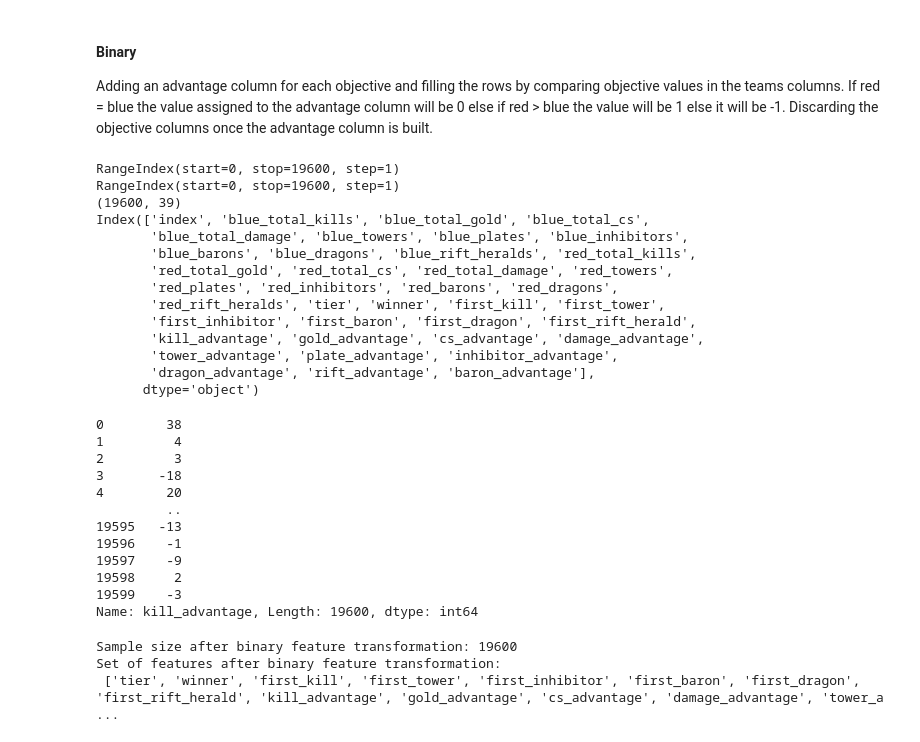
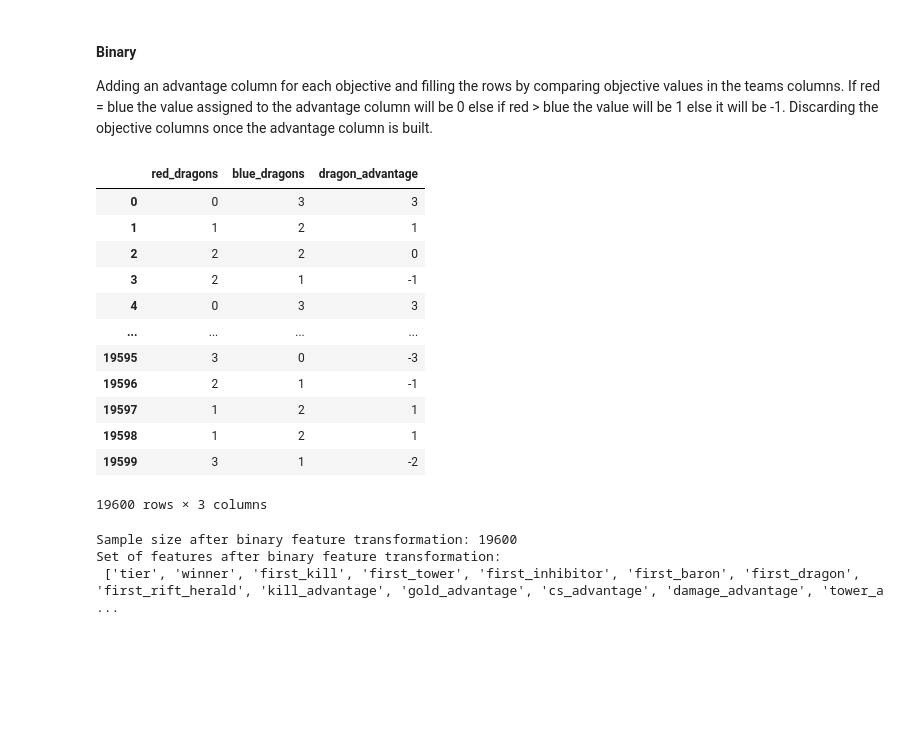
Before and after one commit to rmanaem/esports-prediction, a Jupyter notebook: src/processing.ipynb, the cells around one changed output. Drawn from its saved outputs; the diff is of its cells as text; code cells hidden in the pictures; blank space fills up the shorter version.

```diff
--- a/src/processing.ipynb
+++ b/src/processing.ipynb
@@ -17,7 +17,7 @@ FRAME_COLUMNS = [
 ]
 ADVANTAGE_COLUMNS = [
     'kill_advantage', 'gold_advantage', 'cs_advantage', 'damage_advantage', 'tower_advantage',
-    'plate_advantage', 'inhibitor_advantage', 'dragon_advantage', 'rift_advantage', 'baron_advantage'
+    'plate_advantage', 'inhibitor_advantage', 'baron_advantage', 'dragon_advantage', 'rift_advantage'
 ]
 # %%
 # match dataset
@@ -160,51 +160,34 @@ df_copy = df.copy(deep=True).reset_index()
 #  Collapse each blue features to their red features by subtracting them
 def combine(x, binary=False):
     x = x.reshape(2,10)
-    return (x[0] - x[1])/abs(x[0]-x[1]) if binary else x[0] - x[1]
+    if binary:
+        return np.where(x[0] == x[1], 0, np.where(x[0] > x[1], blue, red))
+    else:
+        return x[0] - x[1]
+
+
 
 altered_df_diff = pd.DataFrame(data=np.apply_along_axis(combine, 1, altered_df.values), columns=ADVANTAGE_COLUMNS)
 altered_df_bi = pd.DataFrame(data=np.apply_along_axis(combine, 1, altered_df.values, binary=True), columns=ADVANTAGE_COLUMNS)
-print(altered_df_diff.index)
-print(df_copy.index)
+
 df_bi_new = pd.concat([df_copy, altered_df_bi.fillna(0)], axis=1)
 df_diff_new = pd.concat([df_copy, altered_df_diff], axis=1)
-
-if frame < 5:
-    df_diff_new.drop(columns=['inhibitor_advantage','dragon_advantage','rift_advantage'], inplace=True)
-    df_bi_new.drop(columns=['inhibitor_advantage','dragon_advantage','rift_advantage'], inplace=True)
-if frame < 20:
-    df_diff_new.drop(columns=['baron_advantage'], inplace=True)
-    df_bi_new.drop(columns=['baron_advantage'], inplace=True)
-# %% [output]
-RangeIndex(start=0, stop=19600, step=1)
-RangeIndex(start=0, stop=19600, step=1)
-(19600, 39)
-Index(['index', 'blue_total_kills', 'blue_total_gold', 'blue_total_cs',
-       'blue_total_damage', 'blue_towers', 'blue_plates', 'blue_inhibitors',
-       'blue_barons', 'blue_dragons', 'blue_rift_heralds', 'red_total_kills',
-       'red_total_gold', 'red_total_cs', 'red_total_damage', 'red_towers',
-       'red_plates', 'red_inhibitors', 'red_barons', 'red_dragons',
-       'red_rift_heralds', 'tier', 'winner', 'first_kill', 'first_tower',
-       'first_inhibitor', 'first_baron', 'first_dragon', 'first_rift_herald',
-       'kill_advantage', 'gold_advantage', 'cs_advantage', 'damage_advantage',
-       'tower_advantage', 'plate_advantage', 'inhibitor_advantage',
-       'dragon_advantage', 'rift_advantage', 'baron_advantage'],
-      dtype='object')
 # %%
-df_diff_new['kill_advantage']
+df_diff_new[['red_dragons','blue_dragons','dragon_advantage']]
 # %% [output]
+|  | red_dragons | blue_dragons | dragon_advantage |
+| 0 | 0 | 3 | 3 |
+| 1 | 1 | 2 | 1 |
+| 2 | 2 | 2 | 0 |
+| 3 | 2 | 1 | -1 |
+| 4 | 0 | 3 | 3 |
+| ... | ... | ... | ... |
+| 19595 | 3 | 0 | -3 |
+| 19596 | 2 | 1 | -1 |
+| 19597 | 1 | 2 | 1 |
+| 19598 | 1 | 2 | 1 |
+| 19599 | 3 | 1 | -2 |
-0        38
-1         4
-2         3
-3       -18
-4        20
-         ..
-19595   -13
-19596    -1
-19597    -9
-19598     2
-19599    -3
-Name: kill_advantage, Length: 19600, dtype: int64
+19600 rows × 3 columns
 # %%
 # Deep copy of the df
 df_bi = df.copy(deep=True)
```
Also changed, not shown: parts of 4 cells of this notebook.
